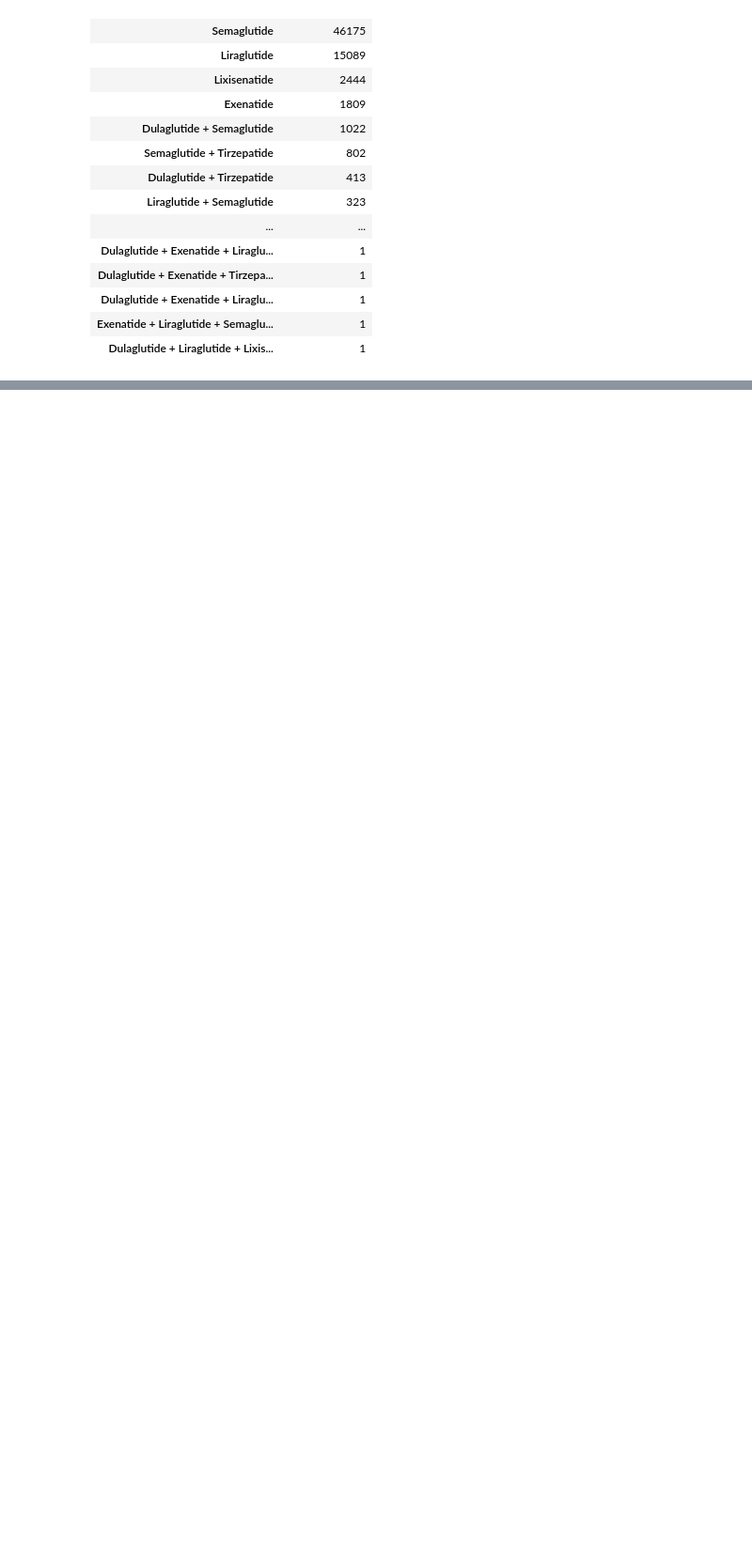
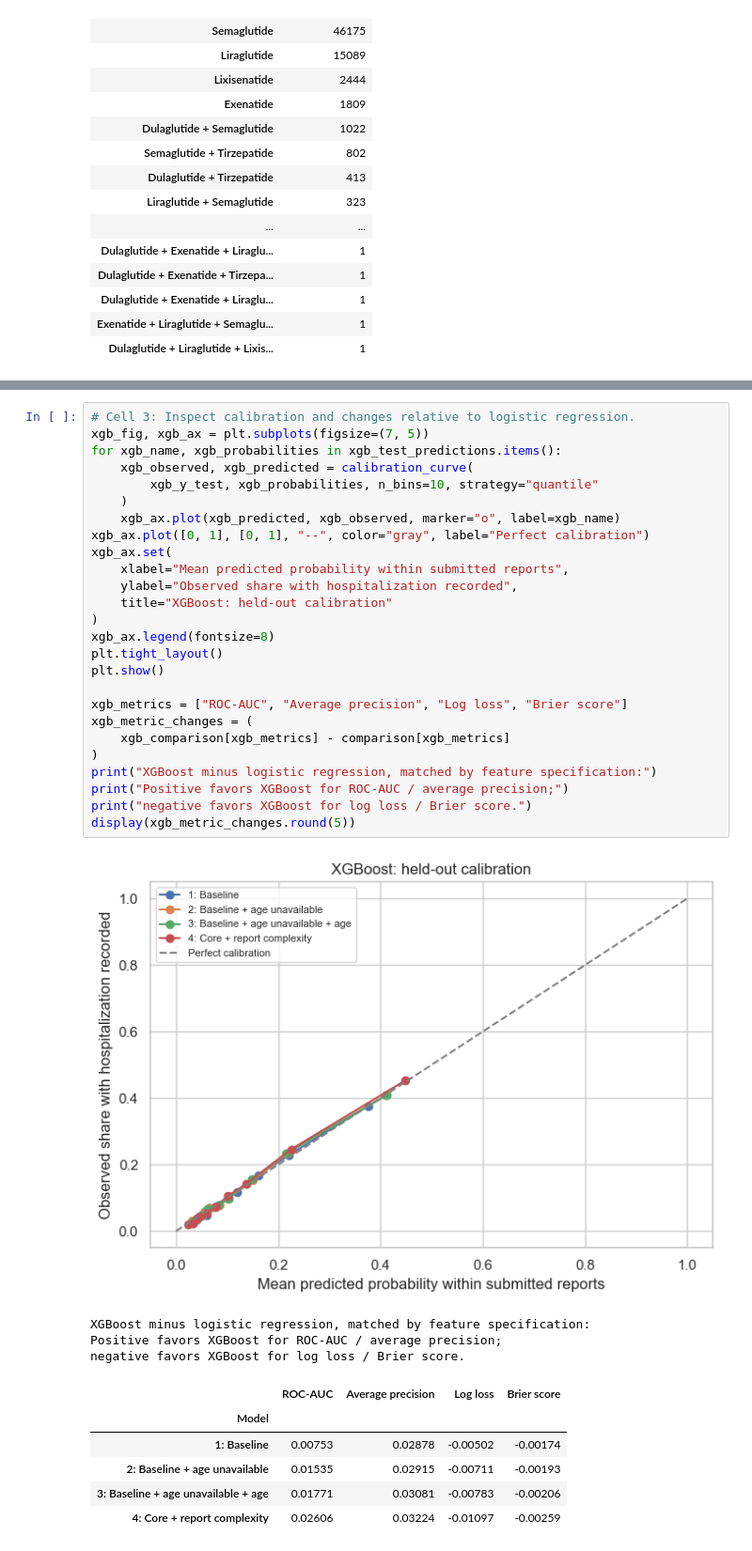
Before and after one commit to SavannaCabrera8796/DS5003_Group_5_Project, a Jupyter notebook: Group 5 Class Project Code.ipynb, the cells around one changed output, grey strips where cells are left out. Shown at 94% size. Cells and saved outputs as stored; diff of their text form; blank space fills up the shorter version.

```diff
--- a/Group 5 Class Project Code.ipynb
+++ b/Group 5 Class Project Code.ipynb
@@ -980,0 +1183,37 @@ Optimization terminated successfully.
+# %%
+# Cell 3: Inspect calibration and changes relative to logistic regression.
+xgb_fig, xgb_ax = plt.subplots(figsize=(7, 5))
+for xgb_name, xgb_probabilities in xgb_test_predictions.items():
+    xgb_observed, xgb_predicted = calibration_curve(
+        xgb_y_test, xgb_probabilities, n_bins=10, strategy="quantile"
+    )
+    xgb_ax.plot(xgb_predicted, xgb_observed, marker="o", label=xgb_name)
+xgb_ax.plot([0, 1], [0, 1], "--", color="gray", label="Perfect calibration")
+xgb_ax.set(
+    xlabel="Mean predicted probability within submitted reports",
+    ylabel="Observed share with hospitalization recorded",
+    title="XGBoost: held-out calibration"
+)
+xgb_ax.legend(fontsize=8)
+plt.tight_layout()
+plt.show()
+
+xgb_metrics = ["ROC-AUC", "Average precision", "Log loss", "Brier score"]
+xgb_metric_changes = (
+    xgb_comparison[xgb_metrics] - comparison[xgb_metrics]
+)
+print("XGBoost minus logistic regression, matched by feature specification:")
+print("Positive favors XGBoost for ROC-AUC / average precision;")
+print("negative favors XGBoost for log loss / Brier score.")
+display(xgb_metric_changes.round(5))
+# %% [output]
+[figure, added]
+XGBoost minus logistic regression, matched by feature specification:
+Positive favors XGBoost for ROC-AUC / average precision;
+negative favors XGBoost for log loss / Brier score.
+|  | ROC-AUC | Average precision | Log loss | Brier score |
+| Model |  |  |  |  |
+| 1: Baseline | 0.00753 | 0.02878 | -0.00502 | -0.00174 |
+| 2: Baseline + age unavailable | 0.01535 | 0.02915 | -0.00711 | -0.00193 |
+| 3: Baseline + age unavailable + age | 0.01771 | 0.03081 | -0.00783 | -0.00206 |
+| 4: Core + report complexity | 0.02606 | 0.03224 | -0.01097 | -0.00259 |
```
Also changed, not shown: parts of 35 cells of this notebook.
